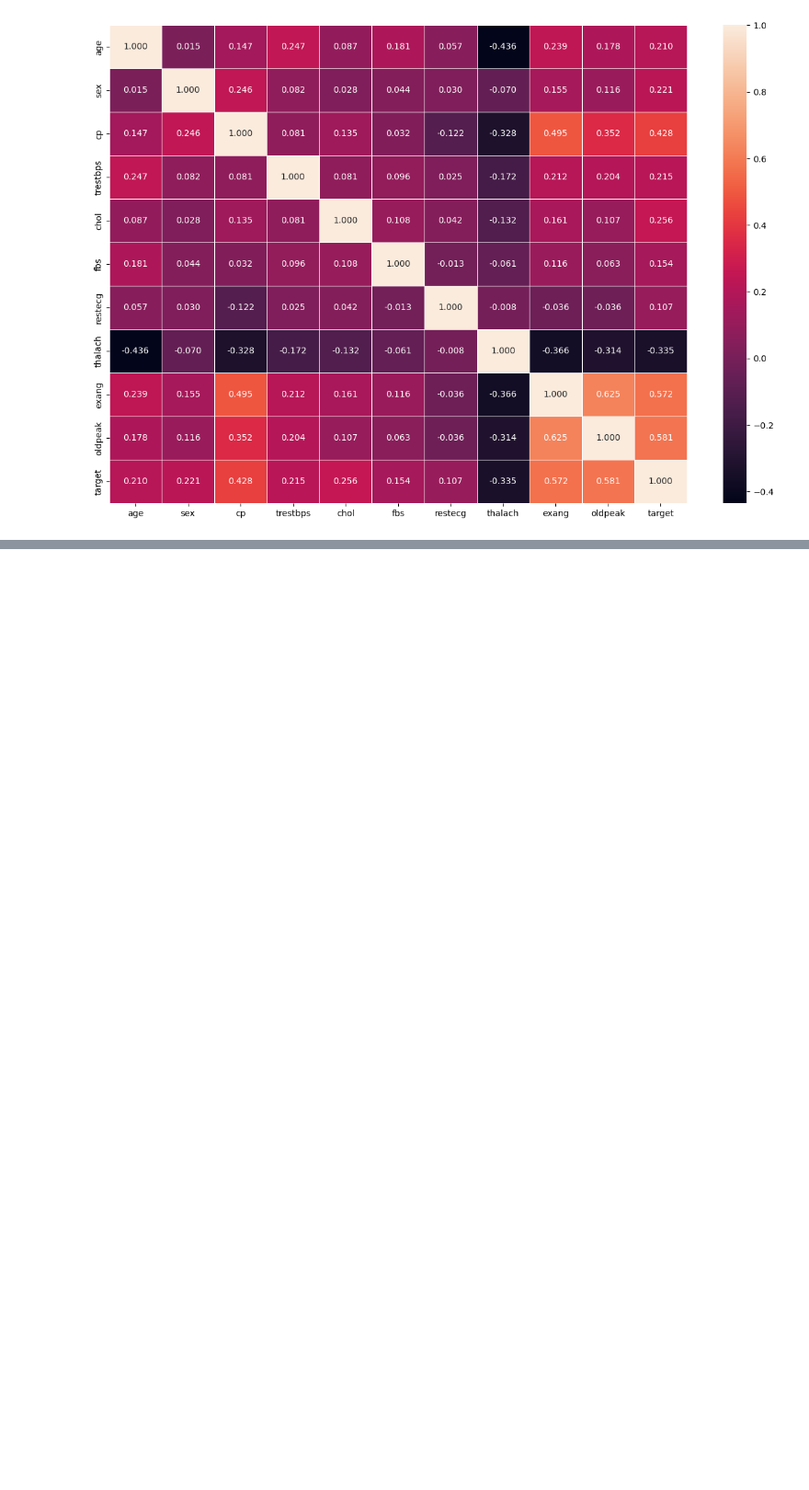
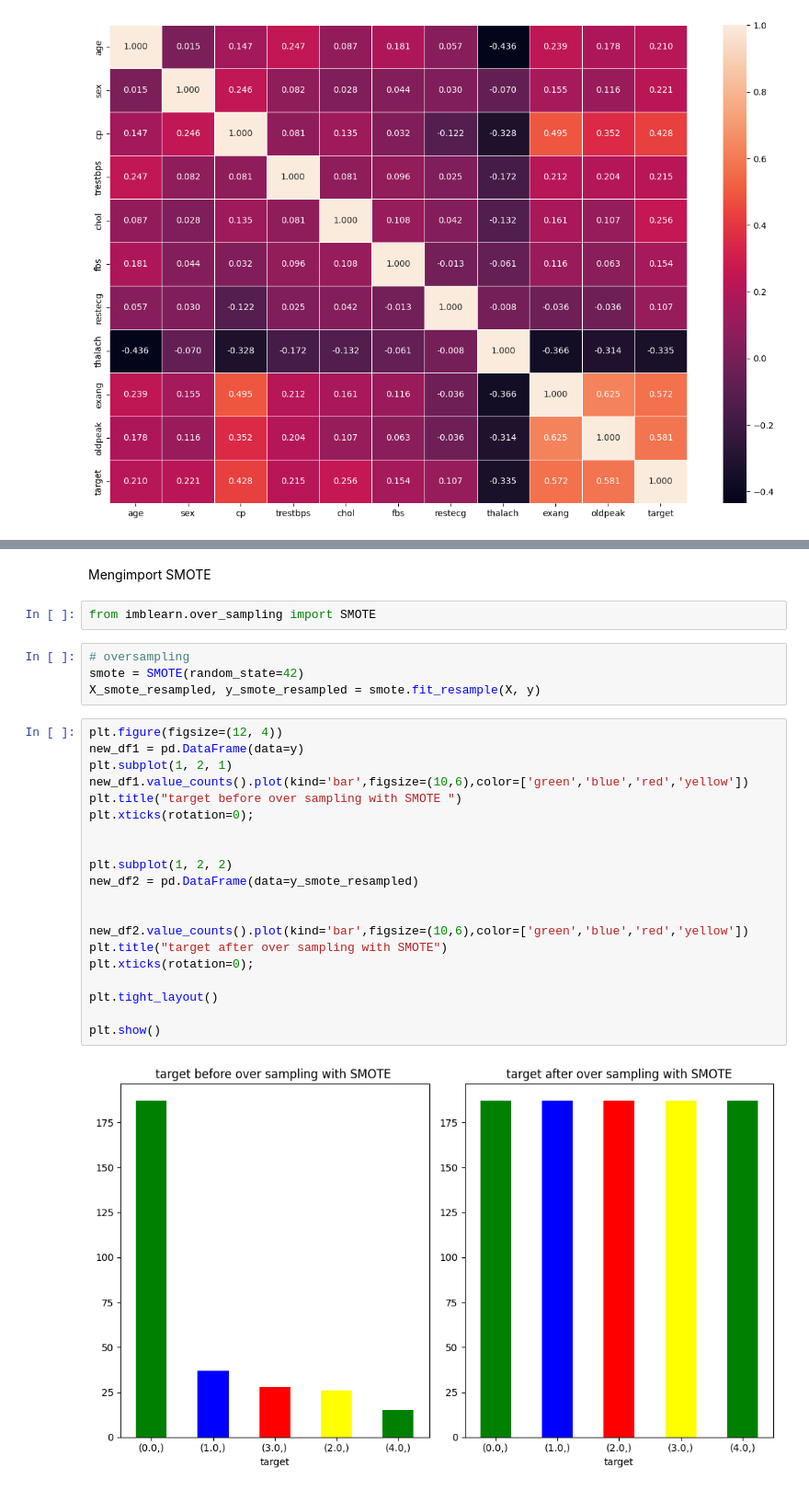
Before and after one commit to zidanzett/hearth-disease, a Jupyter notebook: main.ipynb, the cells around one changed output, grey strips where cells are left out. Shown: that part at 92% size. Drawn from its saved outputs; the diff is of its cells as text; blank space fills up the shorter version.

```diff
--- a/main.ipynb
+++ b/main.ipynb
@@ -443,0 +489,30 @@ sns.heatmap(cor_mat,annot=True,linewidths=0.5,fmt=".3f")
+# %% [markdown]
+Mengimport SMOTE
+# %%
+from imblearn.over_sampling import SMOTE
+# %%
+# oversampling
+smote = SMOTE(random_state=42)
+X_smote_resampled, y_smote_resampled = smote.fit_resample(X, y)
+# %%
+plt.figure(figsize=(12, 4))
+new_df1 = pd.DataFrame(data=y)
+plt.subplot(1, 2, 1)
+new_df1.value_counts().plot(kind='bar',figsize=(10,6),color=['green','blue','red','yellow'])
+plt.title("target before over sampling with SMOTE ")
+plt.xticks(rotation=0);
+
+
+plt.subplot(1, 2, 2)
+new_df2 = pd.DataFrame(data=y_smote_resampled)
+
+
+new_df2.value_counts().plot(kind='bar',figsize=(10,6),color=['green','blue','red','yellow'])
+plt.title("target after over sampling with SMOTE")
+plt.xticks(rotation=0);
+
+plt.tight_layout()
+
+plt.show()
+# %% [output]
+[figure, added]
```
Also changed, not shown: parts of 95 cells of this notebook.
